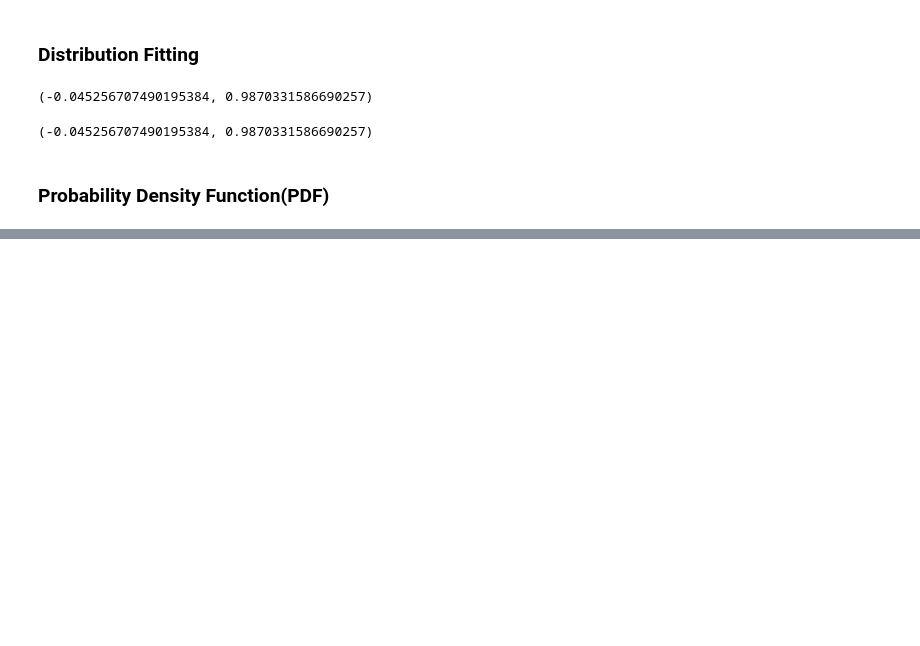
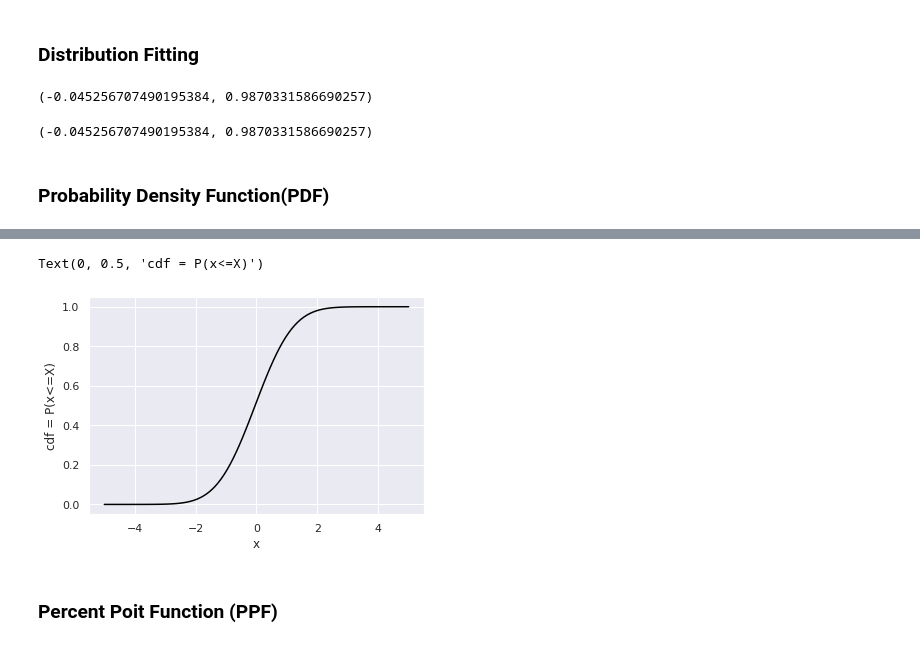
Before and after one commit to AzadMehedi/Statistics, a Jupyter notebook: Stats_probability_distributions.ipynb, the cells around one changed output, grey strips where cells are left out. Cells and saved outputs as stored; diff of their text form; code cells hidden in the pictures; blank space fills up the shorter version.

```diff
--- a/Stats_probability_distributions.ipynb
+++ b/Stats_probability_distributions.ipynb
@@ -96,0 +89,13 @@ array([1.36377079e-06, 2.26762342e-06, 3.73123130e-06, 6.07554296e-06,
+# %%
+# cdf
+cdf = stats.norm.cdf(x, loc=loc, scale=scale)
+# %%
+# plot
+plt.plot(x, cdf, color='black')
+plt.xlabel('x')
+plt.ylabel('cdf = P(x<=X)')
+# %% [output]
+Text(0, 0.5, 'cdf = P(x<=X)')
+[figure, added]
+# %% [markdown]
+### Percent Poit Function (PPF)
```
Also changed, not shown: parts of 6 cells of this notebook.
